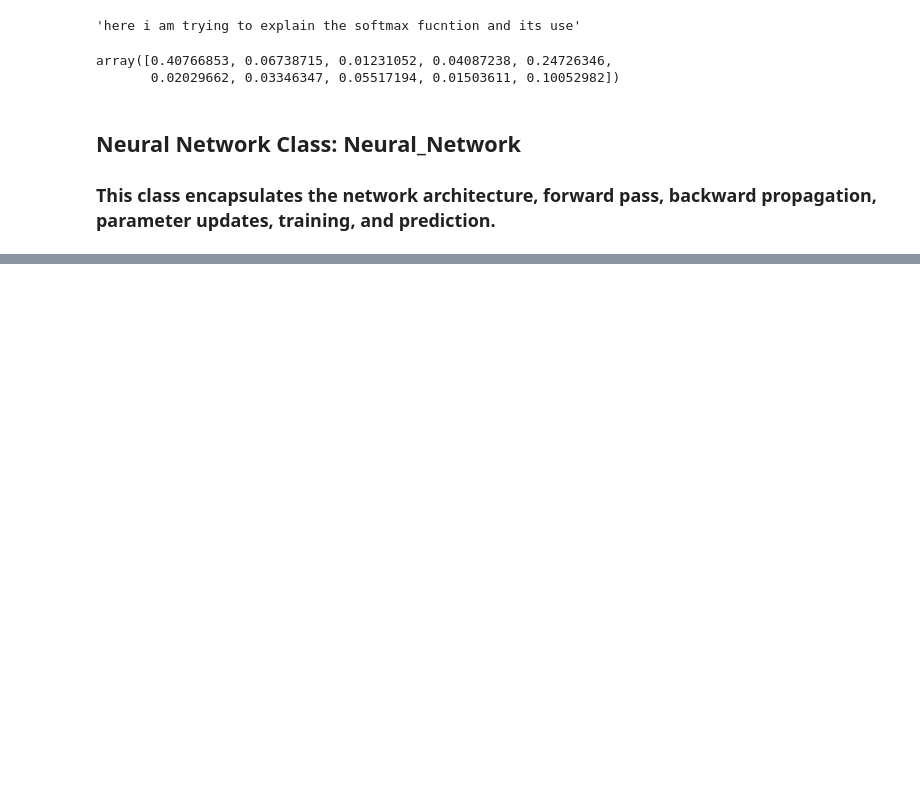
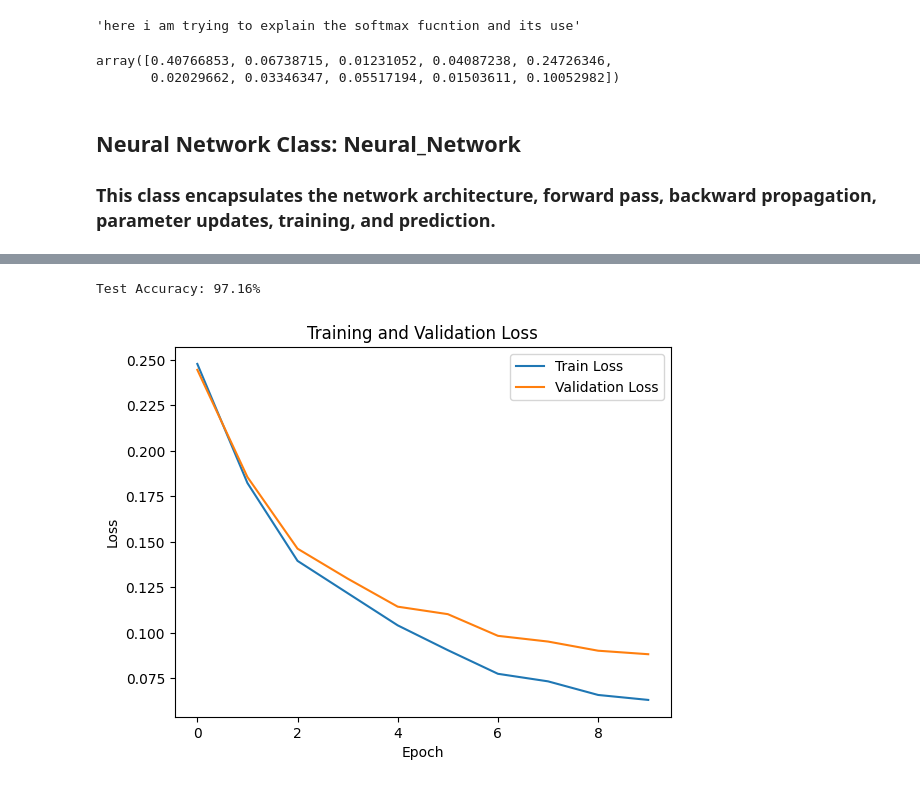
Before and after one commit to isatyamks/neural_network, a Jupyter notebook: notebook/nn.ipynb, the cells around one changed output, grey strips where cells are left out. Cells and saved outputs as stored; diff of their text form; code cells hidden in the pictures; blank space fills up the shorter version.

```diff
--- a/notebook/nn.ipynb
+++ b/notebook/nn.ipynb
@@ -123,0 +204,18 @@ class Neural_Network:
+# %%
+y_train_encoded = one_hot_encode(y_train)
+y_test_encoded = one_hot_encode(y_test)
+# %%
+X_train_T = X_train.T
+X_test_T = X_test.T
+Y_train_T = y_train_encoded.T
+Y_test_T = y_test_encoded.T
+# %%
+input_size = 784
+hidden_size = 64
+output_size = 10
+learning_rate = 0.1
+epochs = 10
+# %%
+nn = Neural_Network(input_size, hidden_size, output_size, learning_rate)
+
+history = nn.train(X_train_T, Y_train_T, epochs=epochs, batch_size=64, X_val=X_test_T, Y_val=Y_test_T)
@@ -123,0 +233,17 @@ class Neural_Network:
+# %%
+predictions = nn.predict(X_test_T)
+accuracy = np.mean(predictions == np.argmax(Y_test_T, axis=0)) * 100
+print(f"Test Accuracy: {accuracy:.2f}%")
+# %% [output]
+Test Accuracy: 97.16%
+# %%
+plt.plot(history["loss"], label="Train Loss")
+if history["val_loss"]:
+    plt.plot(history["val_loss"], label="Validation Loss")
+plt.xlabel("Epoch")
+plt.ylabel("Loss")
+plt.title("Training and Validation Loss")
+plt.legend()
+plt.show()
+# %% [output]
+[figure, added]
```
Also changed, not shown: parts of 9 cells of this notebook, 1 other file.
